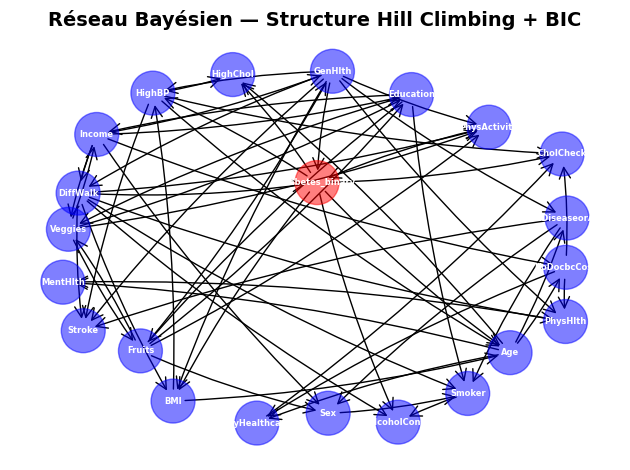
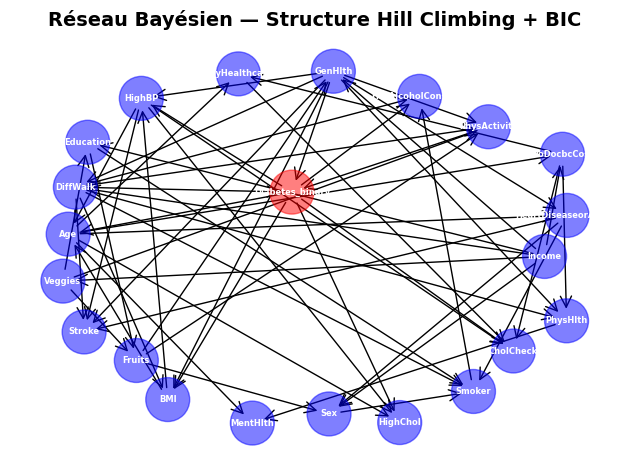
The change to this notebook cell's code, shown as a diff; its figure went from the first image to the second:
--- before
+++ after
@@ -1,10 +1,10 @@
-def plot_bn(edges, title, target=TARGET):
-    G = nx.DiGraph(edges)
+def plot_bn(dag, title, target=TARGET):
+    G = nx.DiGraph(dag.edges())
     colors = ['red' if n==target else 'blue' for n in G.nodes()]
-    #fig, ax = plt.subplots(figsize=figsize)
+
     pos = nx.spring_layout(G, seed=42, k=3.0)
     nx.draw_networkx_nodes(G, pos, node_color=colors, node_size=1000, alpha=0.5)
     nx.draw_networkx_labels(G, pos, font_size=6, font_color='white', font_weight='bold')
-    nx.draw_networkx_edges(G, pos, edge_color='black', arrows=True, arrowsize=20,arrowstyle='->', width=1, connectionstyle='arc3,rad=0.05')
+    nx.draw_networkx_edges(G, pos, edge_color='black', arrows=True, arrowsize=20, arrowstyle='->', width=1)
     plt.title(title, fontsize=14, fontweight='bold')
     plt.axis('off')
@@ -12,3 +12,3 @@
     plt.show()
 
-plot_bn(hc_edges, 'Réseau Bayésien — Structure Hill Climbing + BIC')
+plot_bn(hc_dag, 'Réseau Bayésien — Structure Hill Climbing + BIC')

Commit: Update bayesian_network.ipynb